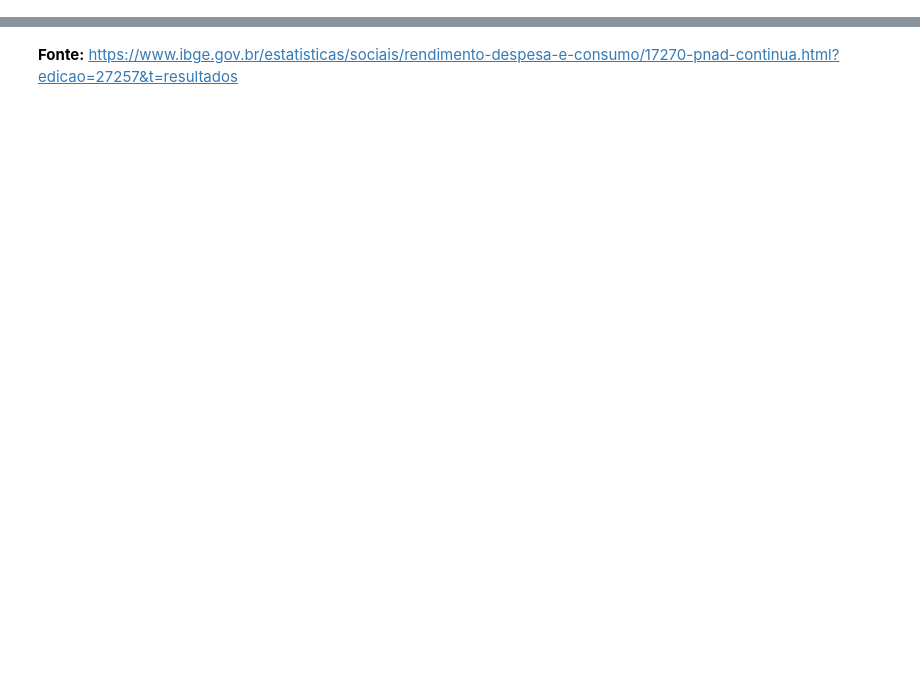
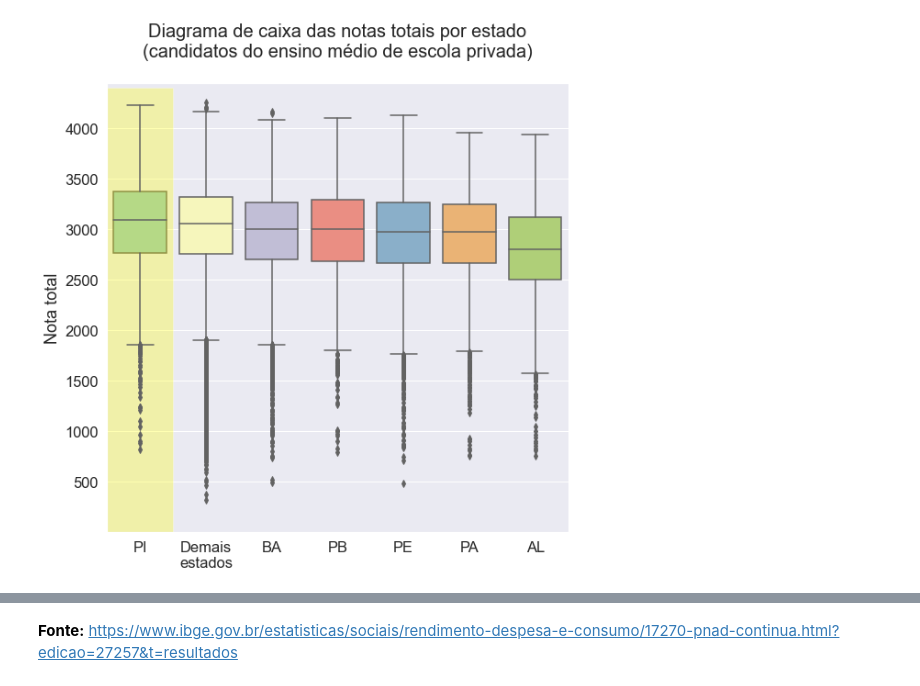
Before and after one commit to renato-favarin/Imersao_Dados_Alura_2, a Jupyter notebook: Renato_da_Nova_Favarin.ipynb, the cells around one changed output, grey strips where cells are left out. Saved outputs shown, nothing was run; the diff lists cells and outputs as text; code cells hidden in the pictures; blank space fills up the shorter version.

```diff
--- a/Renato_da_Nova_Favarin.ipynb
+++ b/Renato_da_Nova_Favarin.ipynb
@@ -108,0 +28,21 @@ Figura_5
+# %%
+provas = ["NU_NOTA_CN","NU_NOTA_CH","NU_NOTA_MT","NU_NOTA_LC","NU_NOTA_REDACAO"]
+dados = []
+chunksize = 10**6
+
+# os dados do ENEM podem ser obtidos em https://www.gov.br/inep/pt-br/acesso-a-informacao/dados-abertos/microdados/enem
+# a base utilizada - "Microdados do ENEM 2019" possui quase 3 GB de tamanho.
+
+path = 'data/MICRODADOS_ENEM_2019.csv'
+chunks = pd.read_csv(path, sep=';', encoding='latin1', chunksize = chunksize)
+
+for chunk in chunks:
+    dado = chunk
+    colunas = ['NO_MUNICIPIO_RESIDENCIA','SG_UF_RESIDENCIA','TP_ESCOLA','TP_PRESENCA_CN','TP_PRESENCA_CH','TP_PRESENCA_LC',
+               'TP_PRESENCA_MT','NU_NOTA_CN','NU_NOTA_CH','NU_NOTA_MT','NU_NOTA_LC','NU_NOTA_REDACAO','Q010', 'Q011']
+    dados.append(dado[colunas])
+    print('.')
+
+df = pd.concat(dados)
+df["NU_NOTA_TOTAL"] = df[provas].sum(axis=1)
+df.shape
@@ -108,0 +168,22 @@ Figura_5
+# %%
+# Ordernar por mediana (decrescente)
+dados_BR_escola_privada = dados_BR.query("TP_ESCOLA == 3")
+mediana_ordenada_escola_privada = dados_BR_escola_privada.groupby('SG_UF_RESIDENCIA')['NU_NOTA_TOTAL'].median().sort_values(ascending=False).index
+mediana_ordenada_escola_privada = mediana_ordenada_escola_privada.tolist()
+
+# Parâmetros do gráfico
+sns.set(style="darkgrid", font_scale=1.5)
+Figura_3, ax = plt.subplots(figsize=(9, 9))
+sns.set_theme(style="darkgrid")
+sns.boxplot(x="SG_UF_RESIDENCIA", y = "NU_NOTA_TOTAL",ax=ax, data = dados_BR_escola_privada, palette="Set3",order = mediana_ordenada_escola_privada)
+plt.title("Diagrama de caixa das notas totais por estado\n(candidatos do ensino médio de escola privada)\n",fontsize=20)
+plt.ylabel("Nota total")
+ax.set(ylim=(1, None))
+plt.xlabel("")
+
+# Adicionar destaque amarelo
+ax.add_patch(Rectangle((0 - .5, 0 - .5), 1, 4400, facecolor="yellow",alpha=0.3))
+
+plt.show()
+# %% [output]
+[figure, added]
```
Also changed, not shown: parts of 96 cells of this notebook, 2 other files.
